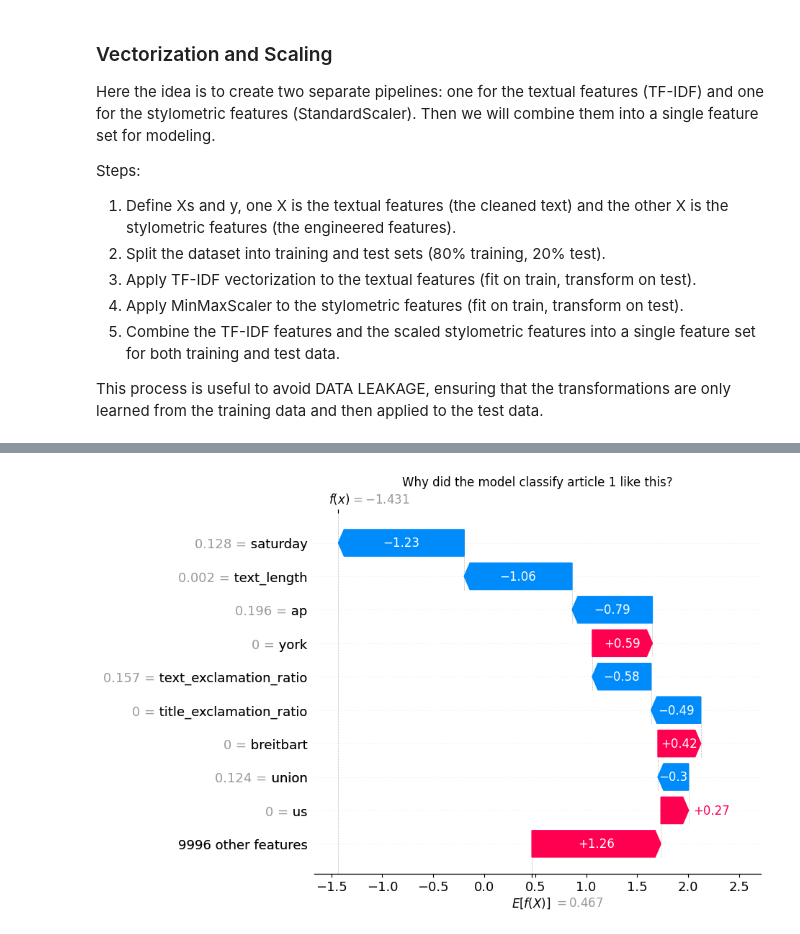
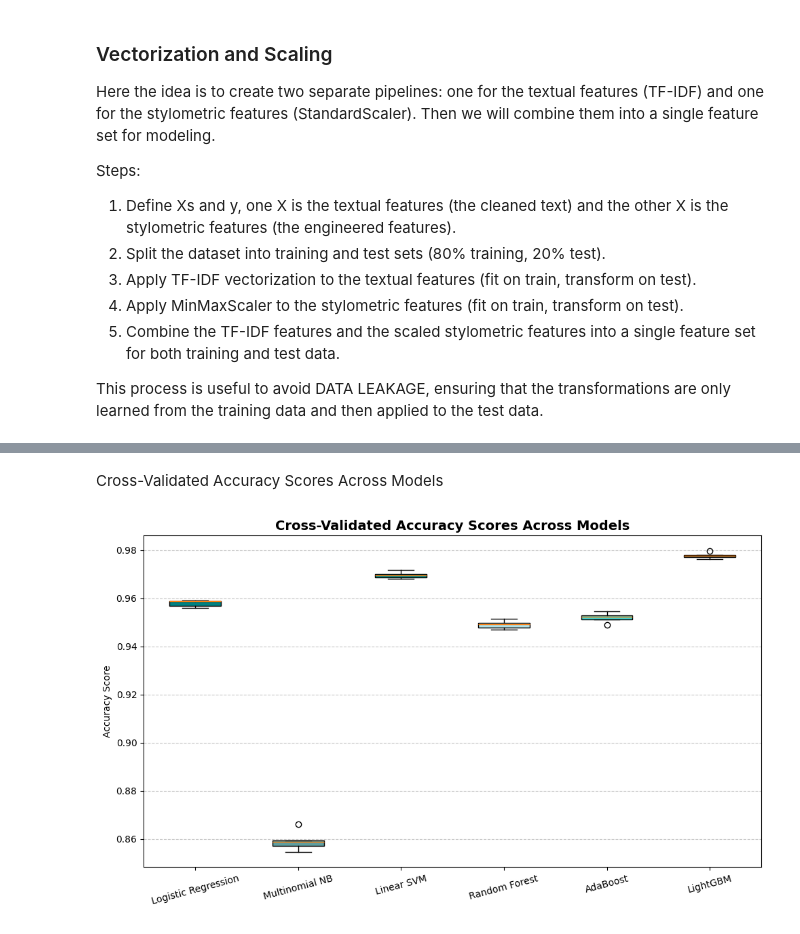
Before and after one commit to jackomazi/data-mining-and-machine-learning-project, a Jupyter notebook: fake_news_analysis_final.ipynb, the cells around one changed output, grey strips where cells are left out. Saved outputs shown, nothing was run; the diff lists cells and outputs as text; code cells hidden in the pictures.

```diff
--- a/fake_news_analysis_final.ipynb
+++ b/fake_news_analysis_final.ipynb
@@ -994,16 +712,22 @@ shap.summary_plot(
-# %%
-
-article_index = 1
-
-exp = shap.Explanation(
-    values=shap_values_to_plot[article_index],
-    base_values=explainer.expected_value[1] if isinstance(explainer.expected_value, list) else explainer.expected_value,
-    data=X_test_sample[article_index],
-    feature_names=all_feature_names
-)
-
-plt.figure(figsize=(8, 5))
-plt.title(f"Why did the model classify article {article_index} like this?")
-shap.plots.waterfall(exp, max_display=10)
-# %% [output]
-[figure, removed]
+# %% [markdown]
+Cross-Validated Accuracy Scores Across Models
+# %%
+plt.figure(figsize=(10, 6))
+box = plt.boxplot(
+    [cv_results[m] for m in model_configs.keys()],
+    labels=list(model_configs.keys()),
+    patch_artist=True,
+)
+colors = ["teal", "cadetblue", "darkcyan", "powderblue", "mediumturquoise", "darkslategray"]
+for patch, color in zip(box["boxes"], colors):
+    patch.set_facecolor(color)
+
+plt.title("Cross-Validated Accuracy Scores Across Models", fontsize=14, fontweight="bold")
+plt.ylabel("Accuracy Score")
+plt.xticks(rotation=15)
+plt.grid(axis="y", linestyle="--", alpha=0.7)
+plt.tight_layout()
+plt.savefig("cv_scores_boxplot.png", dpi=300)
+plt.show()
+# %% [output]
+[figure, added]
```
Also changed, not shown: parts of 52 cells of this notebook, 51 other files.
